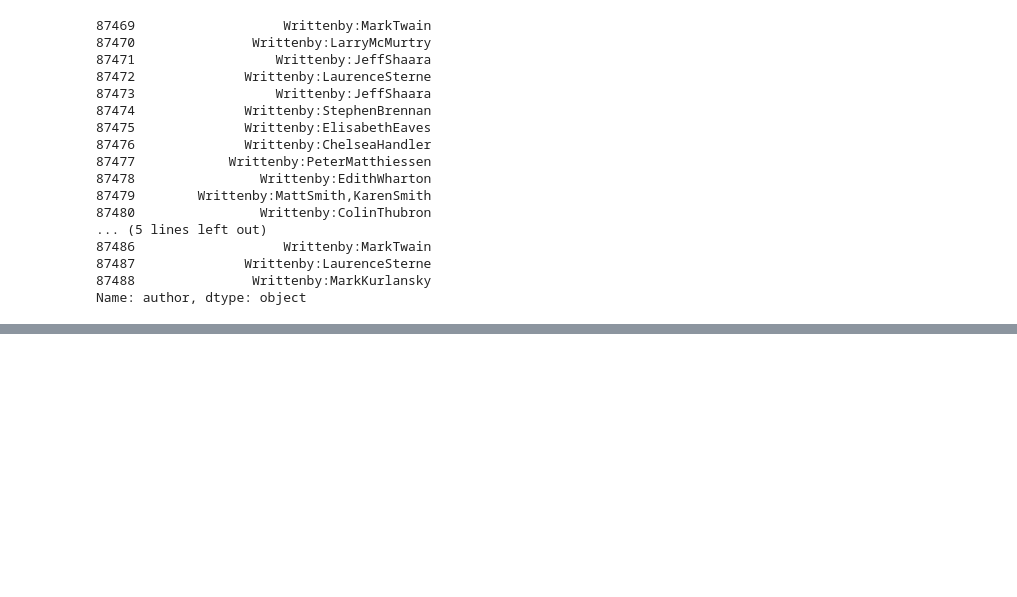
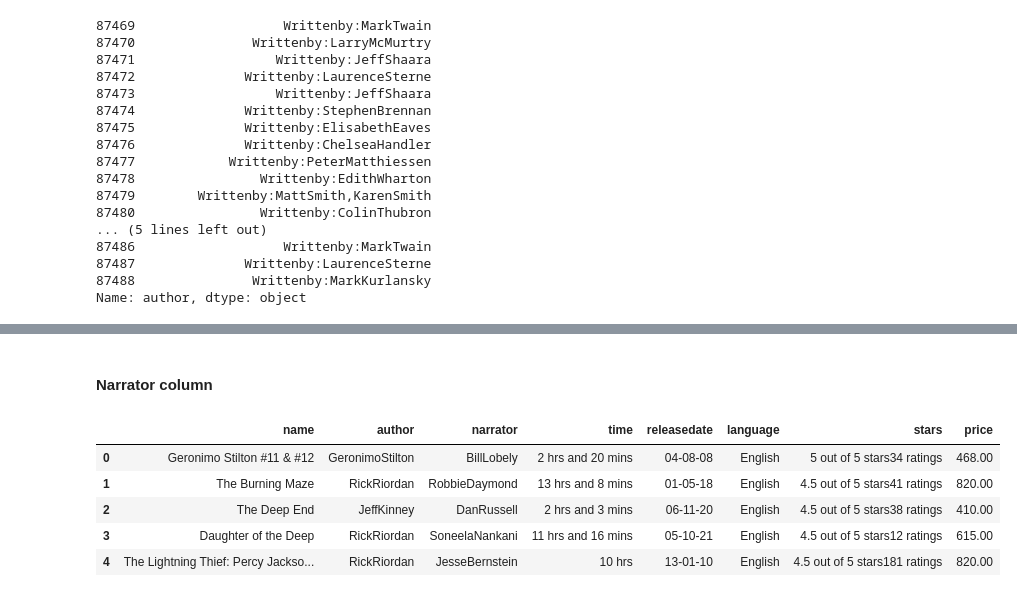
Before and after one commit to Alex-Drysdale/Projects_portfolio, a Jupyter notebook: EDA project/Audible_dataset/processing.ipynb, the cells around one changed output, grey strips where cells are left out. Saved outputs shown, nothing was run; the diff lists cells and outputs as text; code cells hidden in the pictures; blank space fills up the shorter version.

```diff
--- a/EDA project/Audible_dataset/processing.ipynb
+++ b/EDA project/Audible_dataset/processing.ipynb
@@ -92,0 +137,14 @@ Name: author, dtype: object
+# %% [markdown]
+#### Narrator column
+# %%
+# get rid of Narratedby
+df['narrator'] = df.narrator.str.replace('Narratedby:', '', regex=False)
+df.head()
+# again potential problems with commas and multiple narrators and that names are one string without surnames seperated.
+# %% [output]
+|  | name | author | narrator | time | releasedate | language | stars | price |
+| 0 | Geronimo Stilton #11 & #12 | GeronimoStilton | BillLobely | 2 hrs and 20 mins | 04-08-08 | English | 5 out of 5 stars34 ratings | 468.00 |
+| 1 | The Burning Maze | RickRiordan | RobbieDaymond | 13 hrs and 8 mins | 01-05-18 | English | 4.5 out of 5 stars41 ratings | 820.00 |
+| 2 | The Deep End | JeffKinney | DanRussell | 2 hrs and 3 mins | 06-11-20 | English | 4.5 out of 5 stars38 ratings | 410.00 |
+| 3 | Daughter of the Deep | RickRiordan | SoneelaNankani | 11 hrs and 16 mins | 05-10-21 | English | 4.5 out of 5 stars12 ratings | 615.00 |
+| 4 | The Lightning Thief: Percy Jackso... | RickRiordan | JesseBernstein | 10 hrs | 13-01-10 | English | 4.5 out of 5 stars181 ratings | 820.00 |
```
Also changed, not shown: parts of 5 cells of this notebook.
